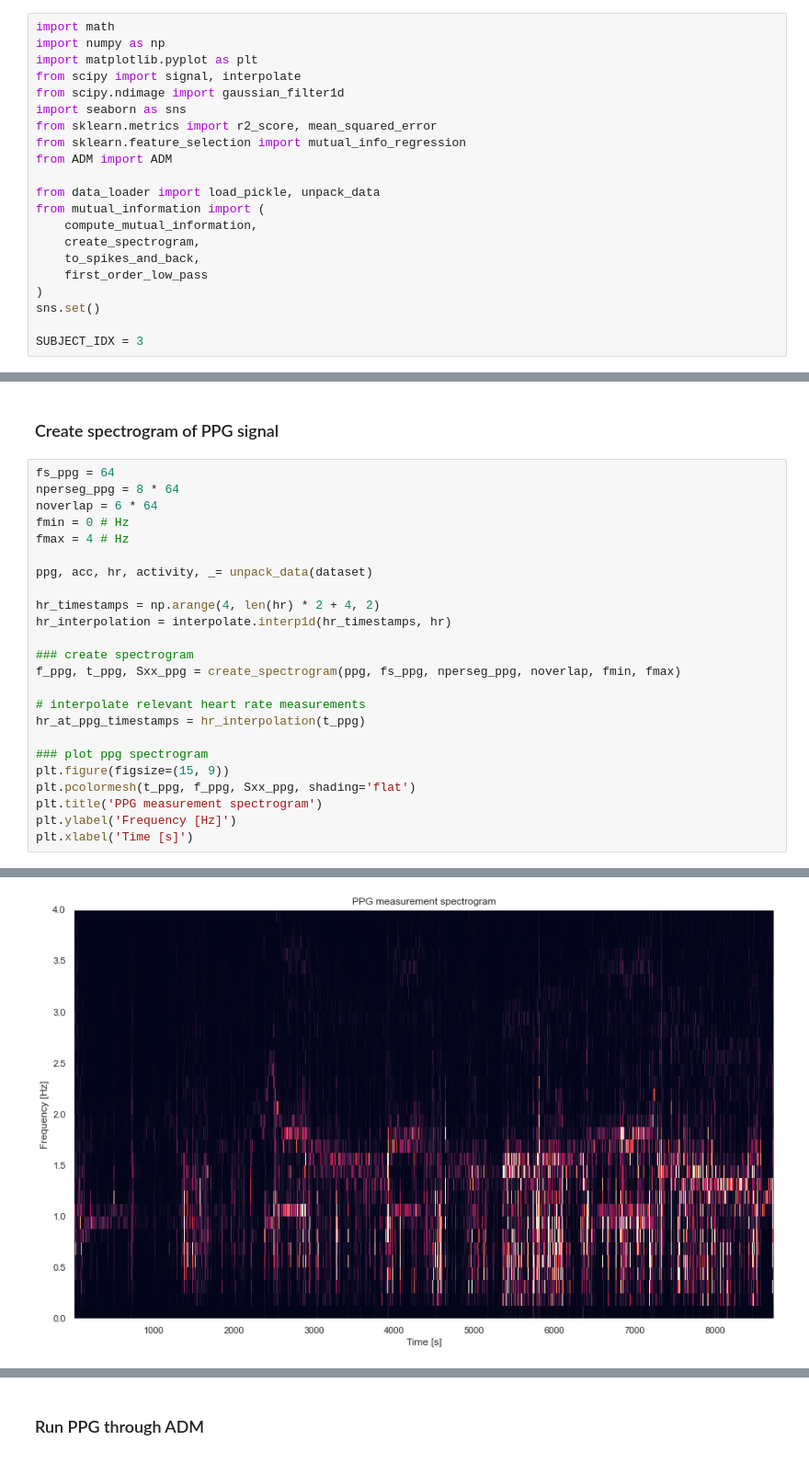
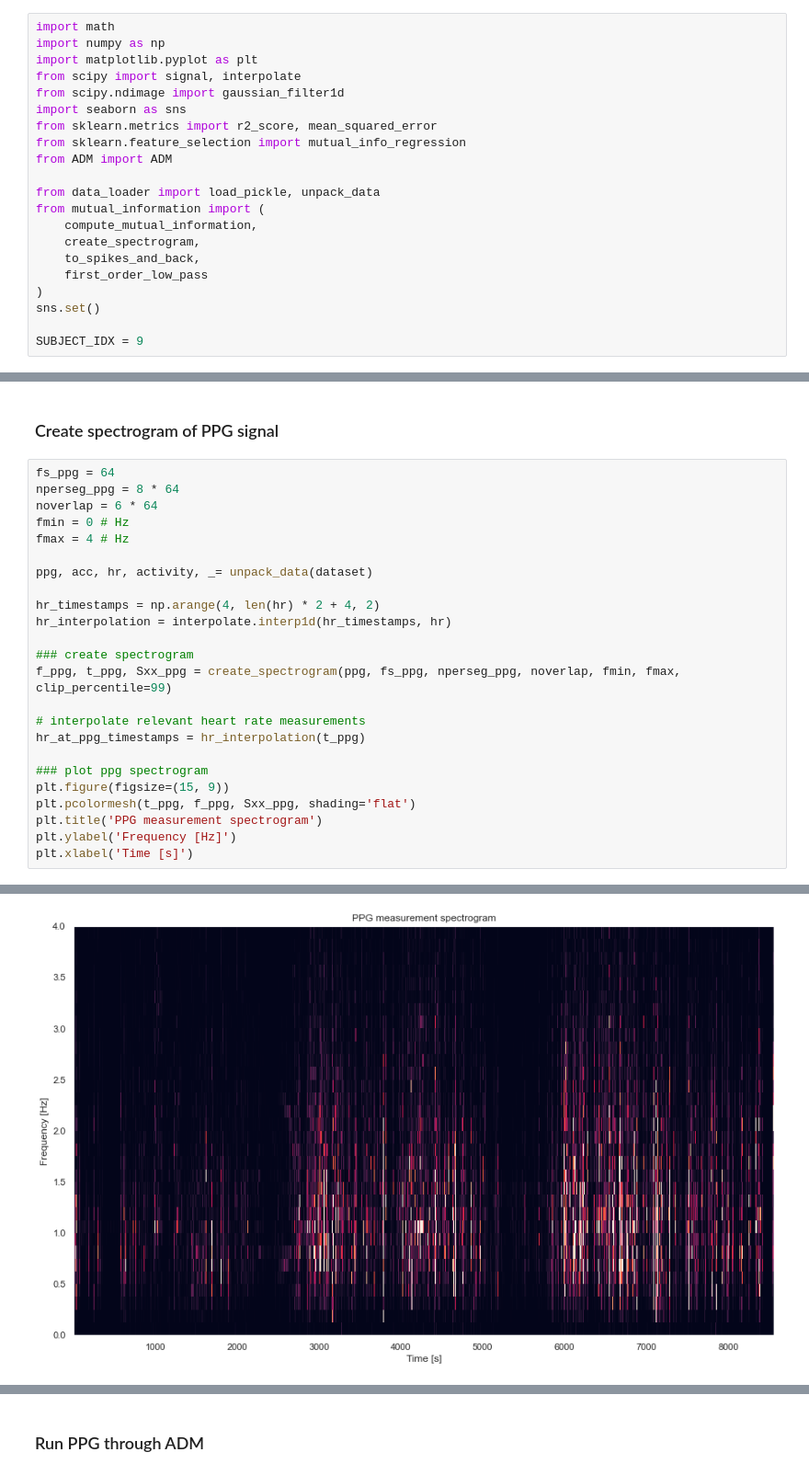
Before and after one commit to pennfranc/adm-ppg-analysis, a Jupyter notebook: mutual information pipeline.ipynb, the cells around one changed output, grey strips where cells are left out. Shown at 92% size. Cells and saved outputs as stored; diff of their text form.

```diff
--- a/mutual information pipeline.ipynb
+++ b/mutual information pipeline.ipynb
@@ -18,7 +18,7 @@ from mutual_information import (
 )
 sns.set()
 
-SUBJECT_IDX = 3
+SUBJECT_IDX = 9
 # %%
 dataset = load_pickle(SUBJECT_IDX)
 # %% [markdown]
@@ -26,27 +26,27 @@ dataset = load_pickle(SUBJECT_IDX)
 # %%
 fs_ppg = 64
 nperseg_ppg = 8 * 64
 noverlap = 6 * 64
 fmin = 0 # Hz
 fmax = 4 # Hz
 
 ppg, acc, hr, activity, _= unpack_data(dataset)
 
 hr_timestamps = np.arange(4, len(hr) * 2 + 4, 2)
 hr_interpolation = interpolate.interp1d(hr_timestamps, hr)
 
 ### create spectrogram
-f_ppg, t_ppg, Sxx_ppg = create_spectrogram(ppg, fs_ppg, nperseg_ppg, noverlap, fmin, fmax)
+f_ppg, t_ppg, Sxx_ppg = create_spectrogram(ppg, fs_ppg, nperseg_ppg, noverlap, fmin, fmax, clip_percentile=99)
 
 # interpolate relevant heart rate measurements
 hr_at_ppg_timestamps = hr_interpolation(t_ppg)
 
 ### plot ppg spectrogram
 plt.figure(figsize=(15, 9))
 plt.pcolormesh(t_ppg, f_ppg, Sxx_ppg, shading='flat')
 plt.title('PPG measurement spectrogram')
 plt.ylabel('Frequency [Hz]')
 plt.xlabel('Time [s]')
 # %% [output]
 Text(0.5, 0, 'Time [s]')
-[figure, old version]
+[figure, new version]
```
Also changed, not shown: parts of 8 cells of this notebook, 7 other files.
